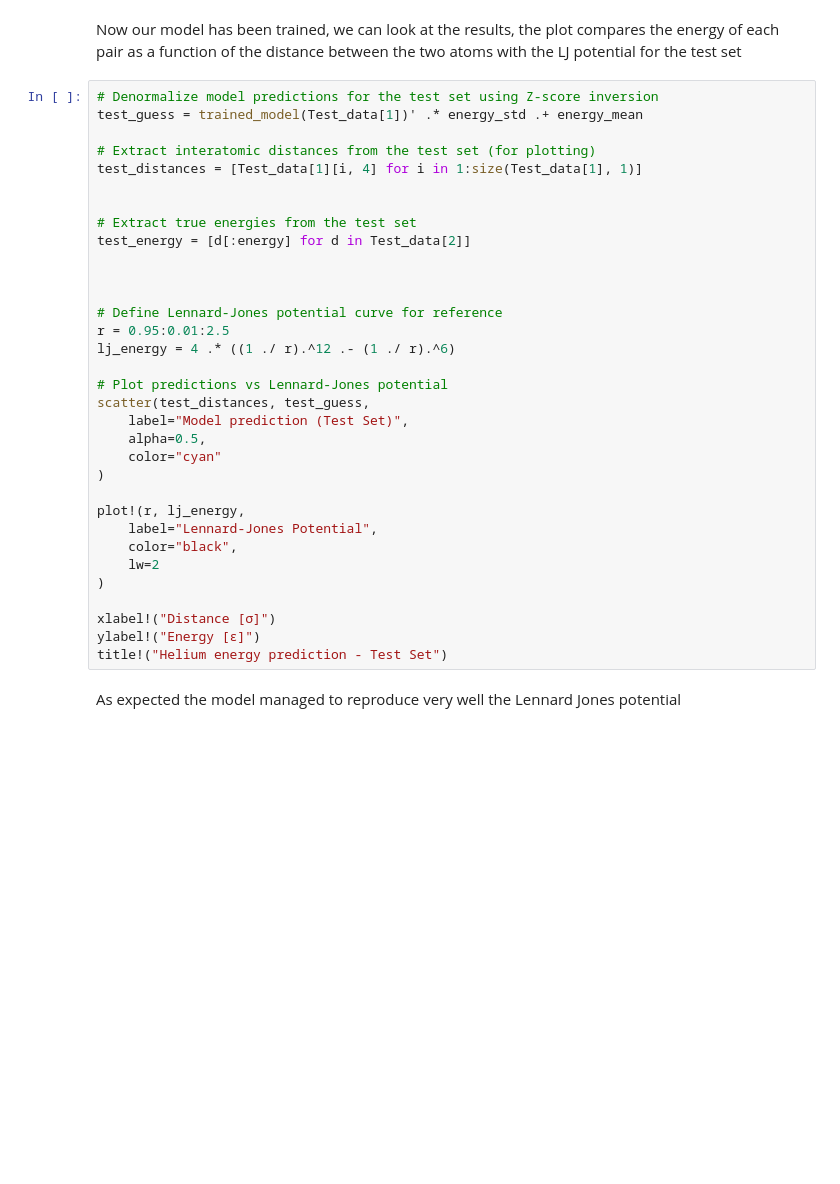
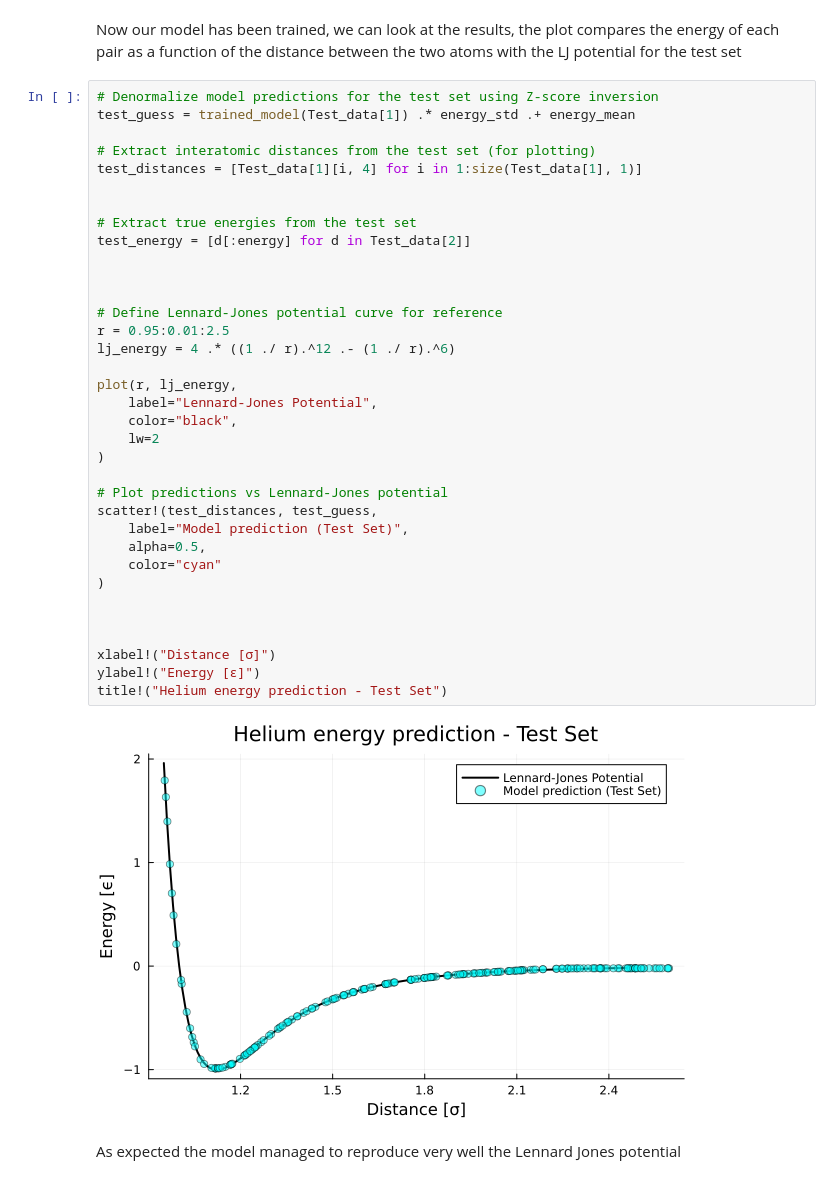
Before and after one commit to GianmarcoBiagi/SymmLearn, a Jupyter notebook: examples/Diatomic Helium Example.ipynb, the cells around one changed output. Drawn from its saved outputs; the diff is of its cells as text; blank space fills up the shorter version.

```diff
--- a/examples/Diatomic Helium Example.ipynb
+++ b/examples/Diatomic Helium Example.ipynb
@@ -53,36 +53,40 @@ model grads computed !(branches = NamedTuple{(:distance_layer, :species_model)}[
 Now our model has been trained, we can look at the results, the plot compares the energy of each pair as a function of the distance between the two atoms with the LJ potential for the test set
 # %%
 # Denormalize model predictions for the test set using Z-score inversion
-test_guess = trained_model(Test_data[1])' .* energy_std .+ energy_mean
+test_guess = trained_model(Test_data[1]) .* energy_std .+ energy_mean
 
 # Extract interatomic distances from the test set (for plotting)
 test_distances = [Test_data[1][i, 4] for i in 1:size(Test_data[1], 1)]
 
 
 # Extract true energies from the test set
 test_energy = [d[:energy] for d in Test_data[2]]
 
 
 
 # Define Lennard-Jones potential curve for reference
 r = 0.95:0.01:2.5
 lj_energy = 4 .* ((1 ./ r).^12 .- (1 ./ r).^6)
 
+plot(r, lj_energy,
+    label="Lennard-Jones Potential",
+    color="black",
+    lw=2
+)
+
 # Plot predictions vs Lennard-Jones potential
-scatter(test_distances, test_guess,
+scatter!(test_distances, test_guess,
     label="Model prediction (Test Set)",
     alpha=0.5,
     color="cyan"
 )
 
-plot!(r, lj_energy,
-    label="Lennard-Jones Potential",
-    color="black",
-    lw=2
-)
+
 
 xlabel!("Distance [σ]")
 ylabel!("Energy [ϵ]")
 title!("Helium energy prediction - Test Set")
+# %% [output]
+[figure, added]
 # %% [markdown]
 As expected the model managed to reproduce very well the Lennard Jones potential
```
Also changed, not shown: parts of 2 cells of this notebook, 2 other files.
